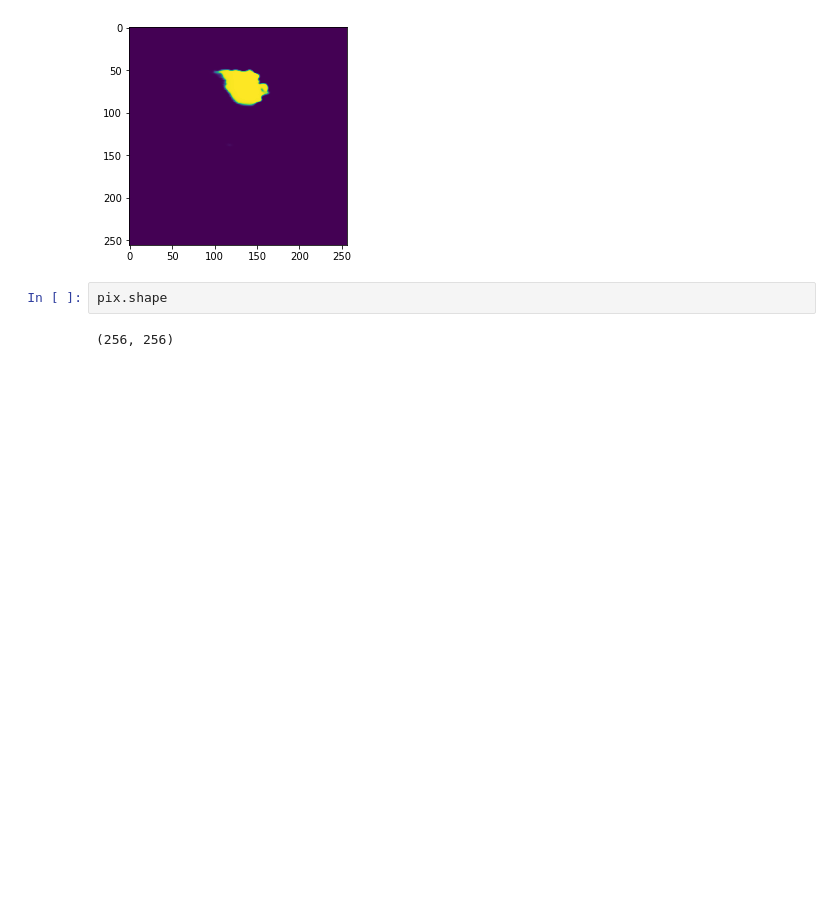
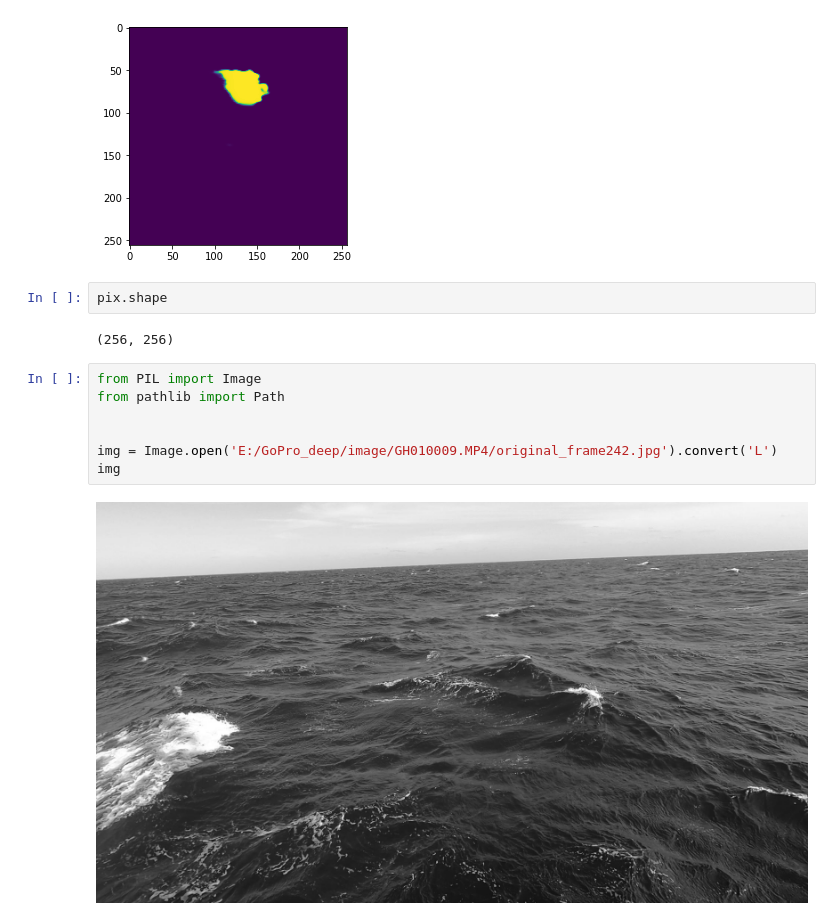
Before and after one commit to yangxin1022/my-whitecaps, a Jupyter notebook: code/load_model.ipynb, the cells around one changed output. Saved outputs shown, nothing was run; the diff lists cells and outputs as text; blank space fills up the shorter version.

```diff
--- a/code/load_model.ipynb
+++ b/code/load_model.ipynb
@@ -223,3 +223,12 @@ plt.imshow(output.detach().numpy())
 pix.shape
 # %% [output]
 (256, 256)
+# %%
+from PIL import Image
+from pathlib import Path
+
+
+img = Image.open('E:/GoPro_deep/image/GH010009.MP4/original_frame242.jpg').convert('L')
+img
+# %% [output]
+[figure, added]
```
Also changed, not shown: parts of 7 cells of this notebook, 1 other file.
